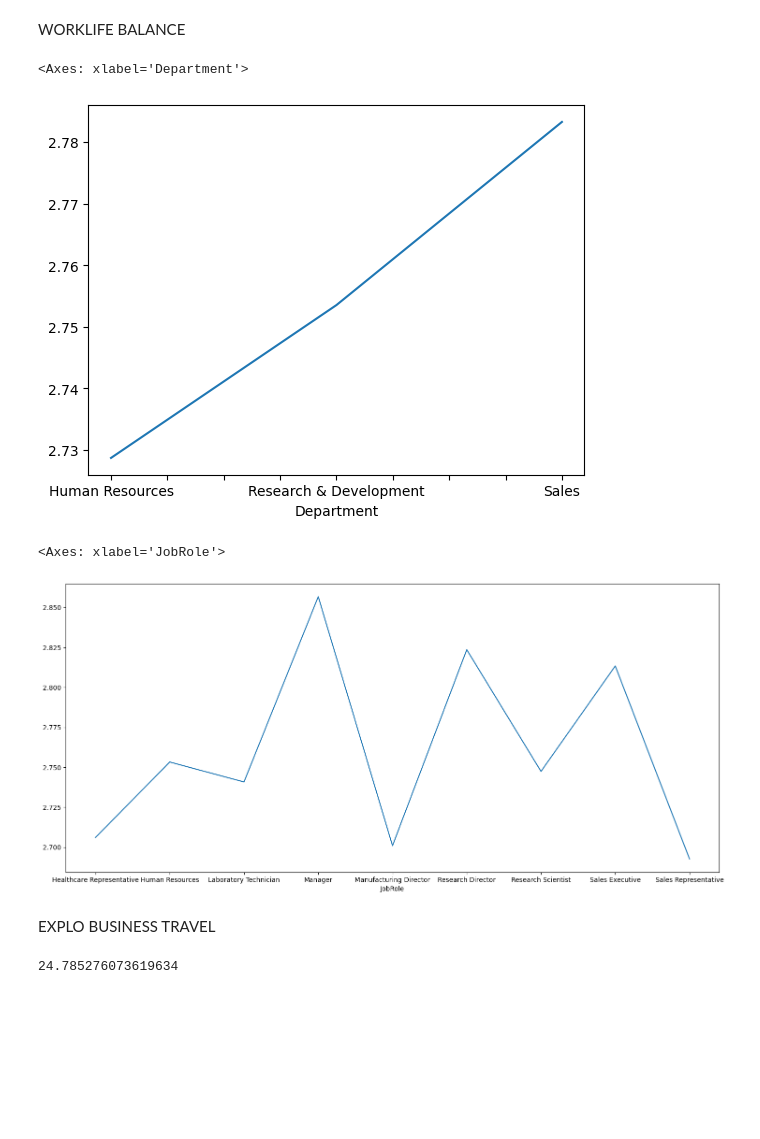
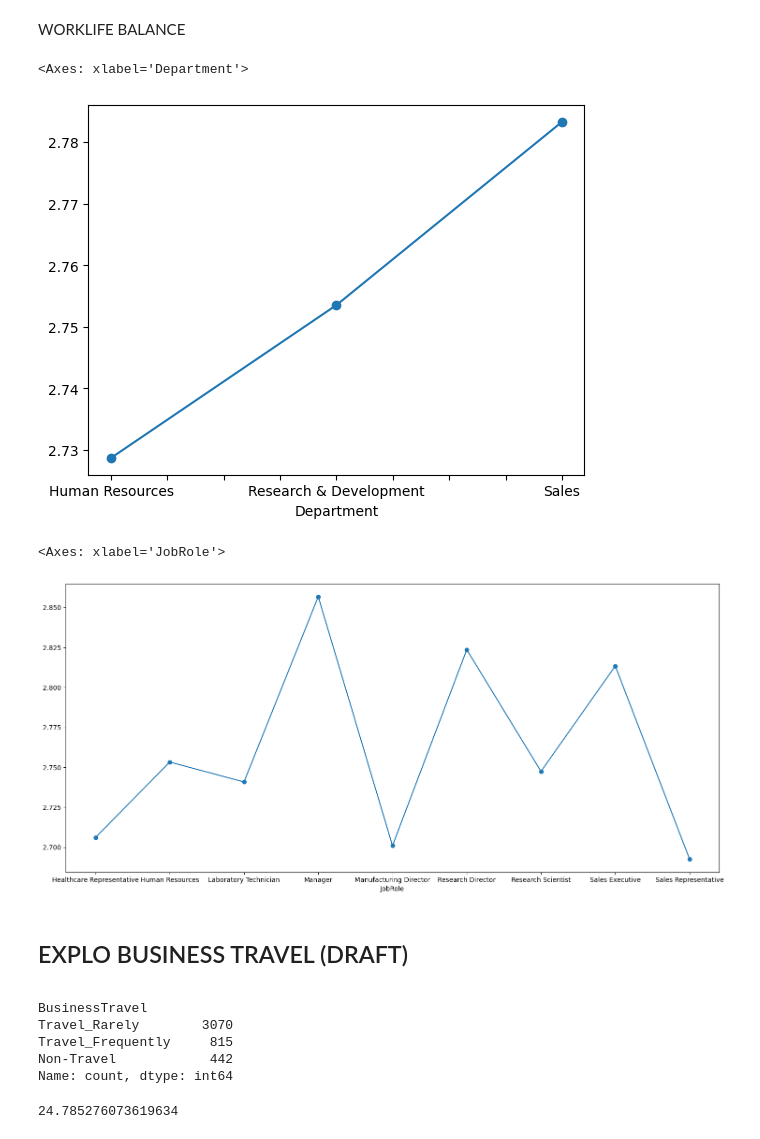
Before and after one commit to Veyesd/rh-analysis, a Jupyter notebook: rh_analysis2.ipynb, the cells around one changed output. Saved outputs shown, nothing was run; the diff lists cells and outputs as text; code cells hidden in the pictures; blank space fills up the shorter version.

Commit message:
more explo

```diff
--- a/rh_analysis2.ipynb
+++ b/rh_analysis2.ipynb
@@ -416,18 +476,28 @@ df_general_explo.groupby('Department')['JobSatisfaction'].mean().plot()
 # %% [markdown]
 WORKLIFE BALANCE
 # %%
-df_general_explo.groupby('Department')['WorkLifeBalance'].mean().plot()
+df_general_explo.groupby('Department')['WorkLifeBalance'].mean().plot(marker='o')
 # %% [output]
 <Axes: xlabel='Department'>
-[figure, old version]
+[figure, new version]
 # %%
 plt.figure(figsize=(18,8))
-df_general_explo.groupby('JobRole')['WorkLifeBalance'].mean().plot()
+df_general_explo.groupby('JobRole')['WorkLifeBalance'].mean().plot(marker='o')
 # %% [output]
 <Axes: xlabel='JobRole'>
-[figure, old version]
+[figure, new version]
 # %% [markdown]
-EXPLO BUSINESS TRAVEL
+EXPLO BUSINESS TRAVEL (DRAFT)
+---
+>
+# %%
+df_general_explo['BusinessTravel'].value_counts()
+# %% [output]
+BusinessTravel
+Travel_Rarely        3070
+Travel_Frequently     815
+Non-Travel            442
+Name: count, dtype: int64
 # %%
 yes_counts_travel_frequently = df_general_explo[df_general_explo['BusinessTravel'] == 'Travel_Frequently']['Attrition'].value_counts().get('Yes', 0)
 counts_travel_frequently = df_general_explo[df_general_explo['BusinessTravel'] == 'Travel_Frequently']['Attrition'].count()
```
Also changed, not shown: parts of 30 cells of this notebook.
